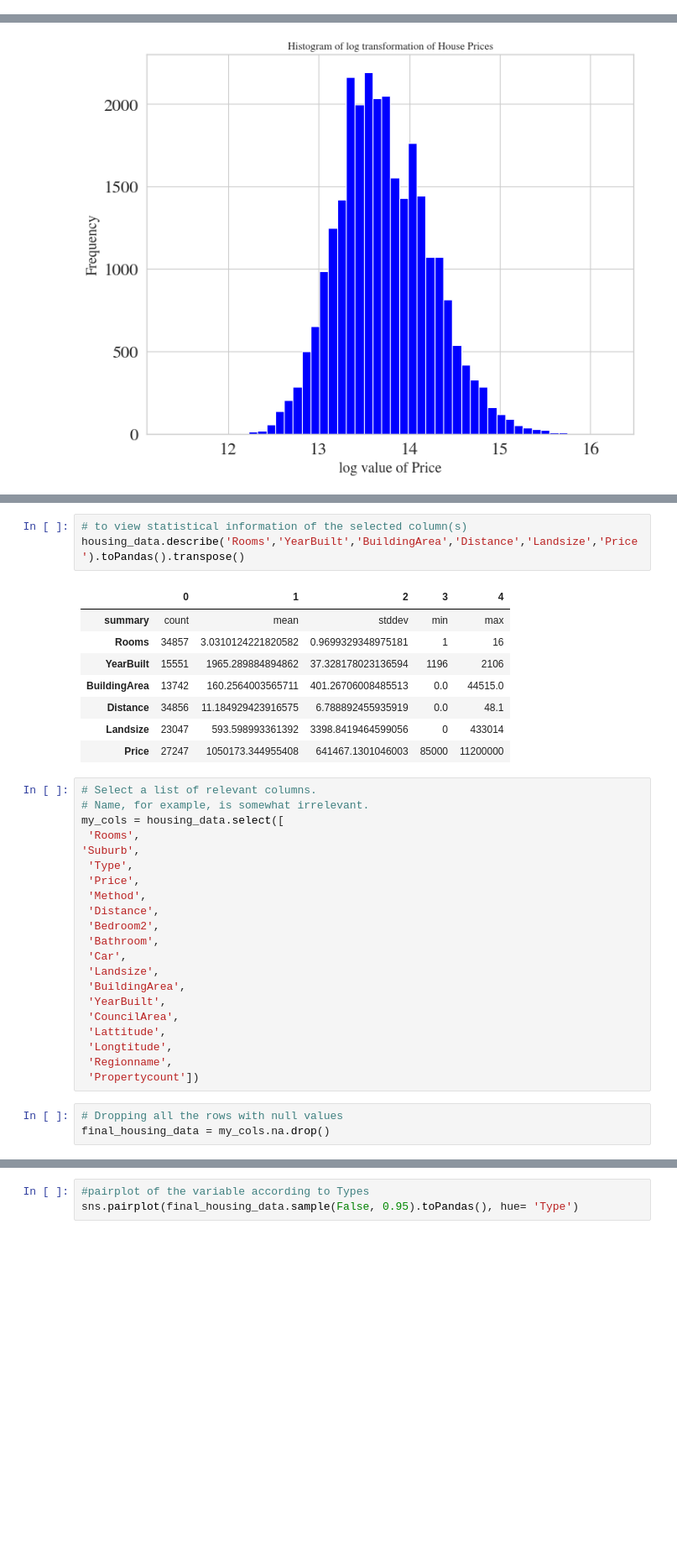
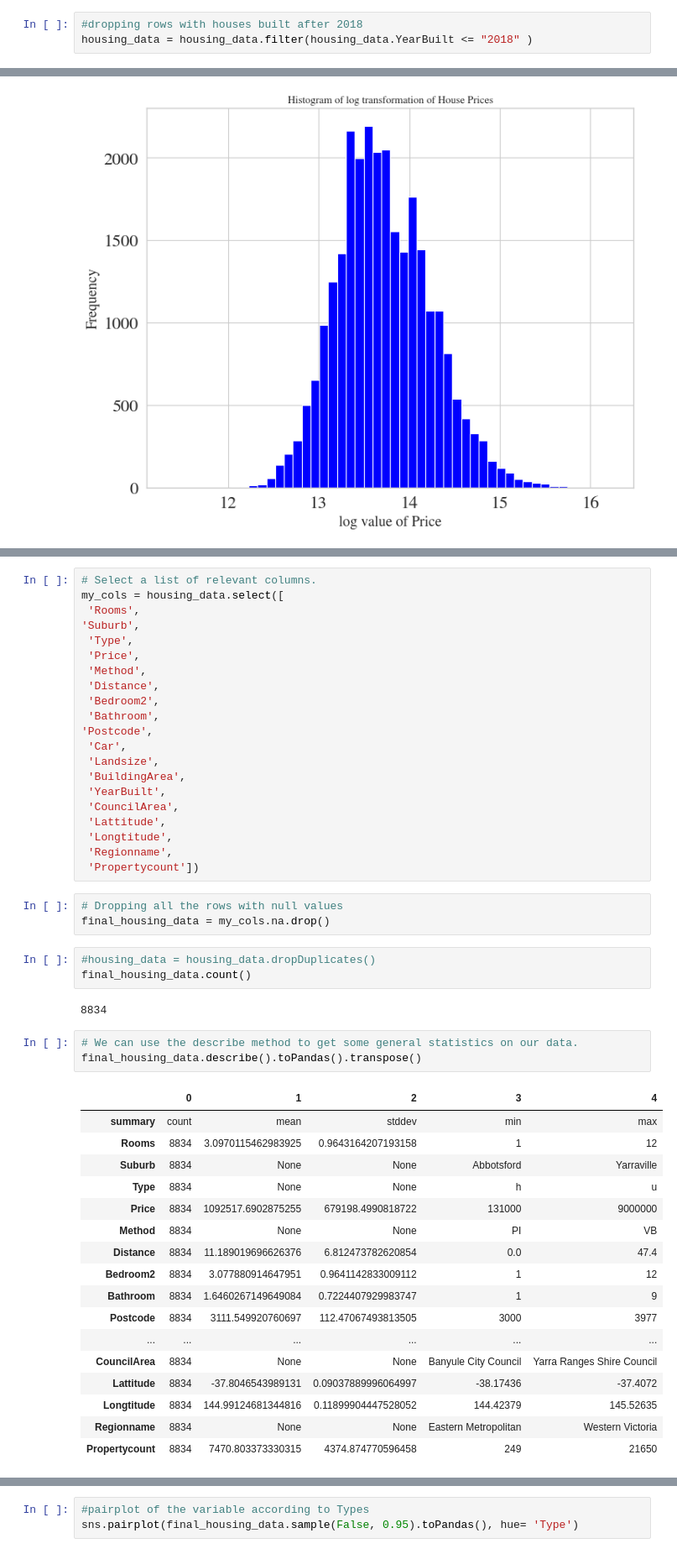
Before and after one commit to misl938/BDAS_misl938, a Jupyter notebook: Iteration4_misl938.ipynb, the cells around one changed output, grey strips where cells are left out. Shown at 84% size. Cells and saved outputs as stored; diff of their text form; blank space fills up the shorter version.

```diff
--- a/Iteration4_misl938.ipynb
+++ b/Iteration4_misl938.ipynb
@@ -422,0 +490,3 @@ housing_data = housing_data.withColumn("Car",\
+# %%
+#dropping rows with houses built after 2018
+housing_data = housing_data.filter(housing_data.YearBuilt <= "2018" )
@@ -632,18 +635,5 @@ housing_data.select('Rooms','Bedroom2','YearBuilt','Car','Type','BuildingArea','
-# %%
-# to view statistical information of the selected column(s)
-housing_data.describe('Rooms','YearBuilt','BuildingArea','Distance','Landsize','Price').toPandas().transpose()
-# %% [output]
-|  | 0 | 1 | 2 | 3 | 4 |
-| summary | count | mean | stddev | min | max |
-| Rooms | 34857 | 3.0310124221820582 | 0.9699329348975181 | 1 | 16 |
-| YearBuilt | 15551 | 1965.289884894862 | 37.328178023136594 | 1196 | 2106 |
-| BuildingArea | 13742 | 160.2564003565711 | 401.26706008485513 | 0.0 | 44515.0 |
-| Distance | 34856 | 11.184929423916575 | 6.788892455935919 | 0.0 | 48.1 |
-| Landsize | 23047 | 593.598993361392 | 3398.8419464599056 | 0 | 433014 |
-| Price | 27247 | 1050173.344955408 | 641467.1301046003 | 85000 | 11200000 |
 # %%
 # Select a list of relevant columns.
-# Name, for example, is somewhat irrelevant.
 my_cols = housing_data.select([
  'Rooms',
 'Suburb',
@@ -653,6 +643,7 @@ my_cols = housing_data.select([
  'Distance',
  'Bedroom2',
  'Bathroom',
+'Postcode',
  'Car',
  'Landsize',
  'BuildingArea',
@@ -665,3 +656,29 @@ my_cols = housing_data.select([
 # %%
 # Dropping all the rows with null values
 final_housing_data = my_cols.na.drop()
+# %%
+#housing_data = housing_data.dropDuplicates()
+final_housing_data.count()
+# %% [output]
+8834
+# %%
+# We can use the describe method to get some general statistics on our data.
+final_housing_data.describe().toPandas().transpose()
+# %% [output]
+|  | 0 | 1 | 2 | 3 | 4 |
+| summary | count | mean | stddev | min | max |
+| Rooms | 8834 | 3.0970115462983925 | 0.9643164207193158 | 1 | 12 |
+| Suburb | 8834 | None | None | Abbotsford | Yarraville |
+| Type | 8834 | None | None | h | u |
+| Price | 8834 | 1092517.6902875255 | 679198.4990818722 | 131000 | 9000000 |
+| Method | 8834 | None | None | PI | VB |
+| Distance | 8834 | 11.189019696626376 | 6.812473782620854 | 0.0 | 47.4 |
+| Bedroom2 | 8834 | 3.077880914647951 | 0.9641142833009112 | 1 | 12 |
+| Bathroom | 8834 | 1.6460267149649084 | 0.7224407929983747 | 1 | 9 |
+| Postcode | 8834 | 3111.549920760697 | 112.47067493813505 | 3000 | 3977 |
+| ... | ... | ... | ... | ... | ... |
+| CouncilArea | 8834 | None | None | Banyule City Council | Yarra Ranges Shire Council |
+| Lattitude | 8834 | -37.8046543989131 | 0.09037889996064997 | -38.17436 | -37.4072 |
+| Longtitude | 8834 | 144.99124681344816 | 0.11899904447528052 | 144.42379 | 145.52635 |
+| Regionname | 8834 | None | None | Eastern Metropolitan | Western Victoria |
+| Propertycount | 8834 | 7470.803373330315 | 4374.874770596458 | 249 | 21650 |
```
Also changed, not shown: parts of 60 cells of this notebook, 1 other file.
